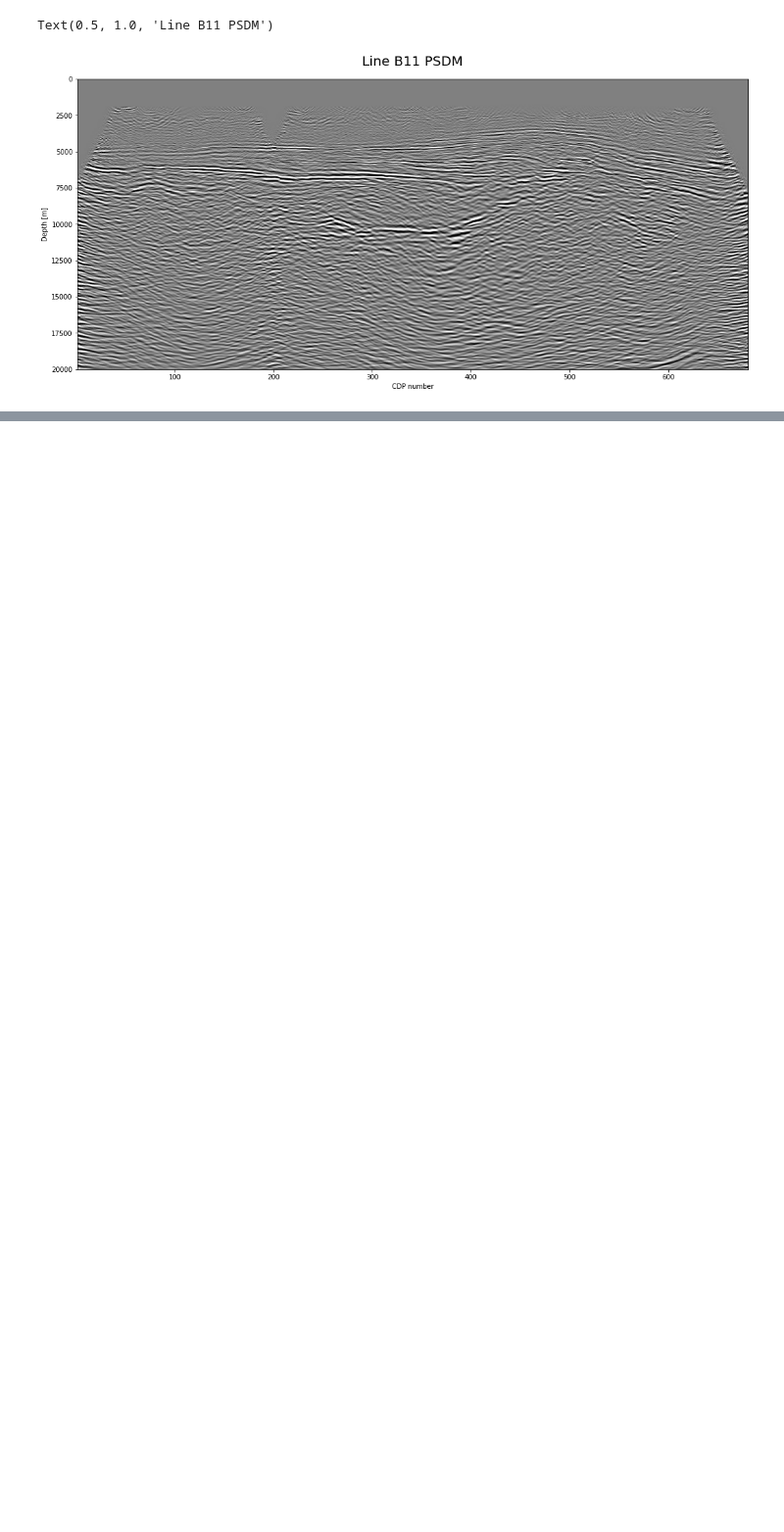
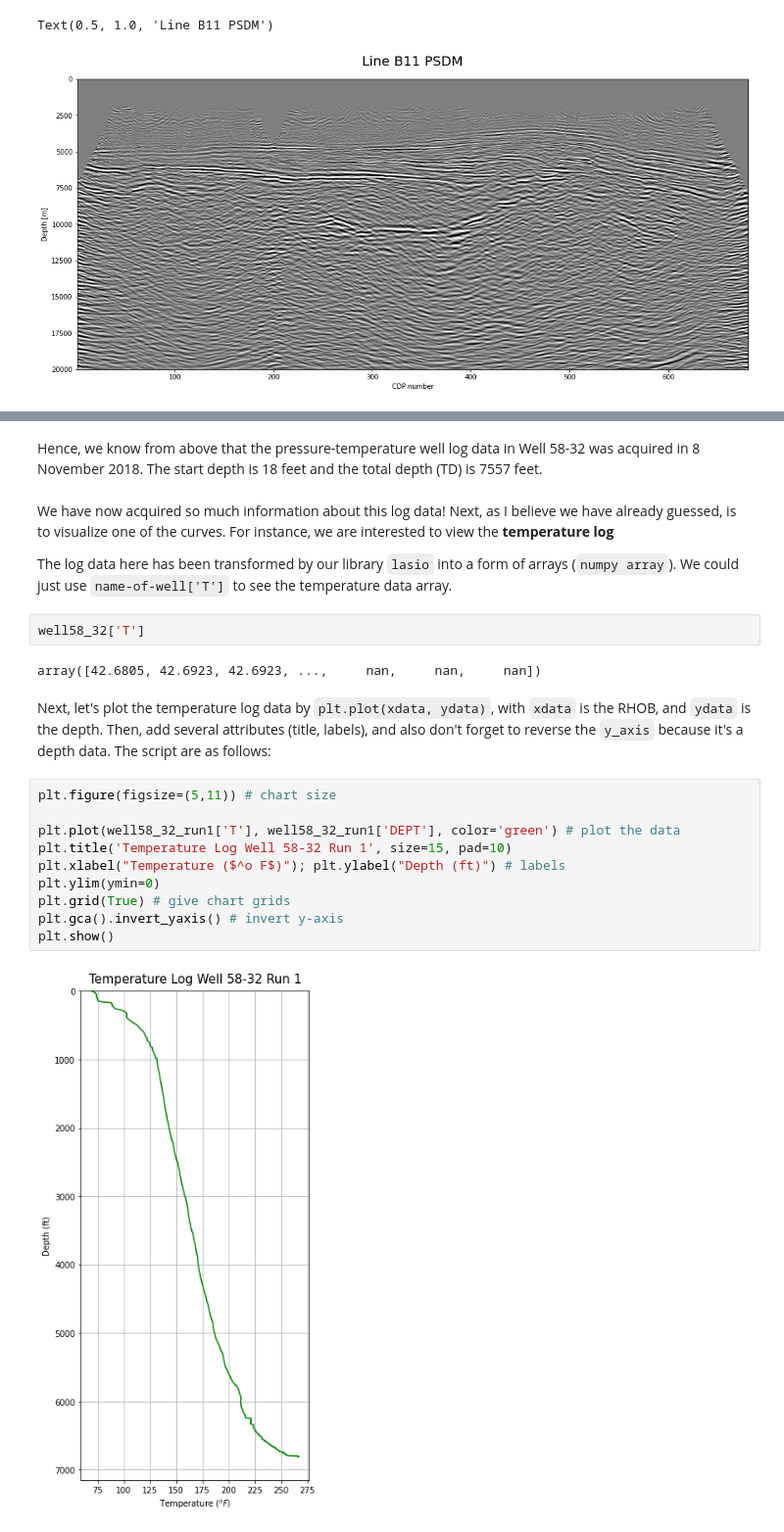
Before and after one commit to yohanesnuwara/open-geoscience-repository, a Jupyter notebook: how_to_access_gdr_openei.ipynb, the cells around one changed output, grey strips where cells are left out. Shown at 98% size. Drawn from its saved outputs; the diff is of its cells as text; blank space fills up the shorter version.

```diff
--- a/how_to_access_gdr_openei.ipynb
+++ b/how_to_access_gdr_openei.ipynb
@@ -424,0 +529,24 @@ Text(0.5, 1.0, 'Line B11 PSDM')
+# %% [markdown]
+Hence, we know from above that the pressure-temperature well log data in Well 58-32 was acquired in 8 November 2018. The start depth is 18 feet and the total depth (TD) is 7557 feet.
+# %% [markdown]
+We have now acquired so much information about this log data! Next, as I believe we have already guessed, is to visualize one of the curves. For instance, we are interested to view the **temperature log**
+
+The log data here has been transformed by our library `lasio` into a form of arrays (`numpy array`). We could just use `name-of-well['T']` to see the temperature data array.
+# %%
+well58_32['T']
+# %% [output]
+array([42.6805, 42.6923, 42.6923, ...,     nan,     nan,     nan])
+# %% [markdown]
+Next, let's plot the temperature log data by `plt.plot(xdata, ydata)`, with `xdata` is the RHOB, and `ydata` is the depth. Then, add several attributes (title, labels), and also don't forget to reverse the `y_axis` because it's a depth data. The script are as follows:
+# %%
+plt.figure(figsize=(5,11)) # chart size
+
+plt.plot(well58_32_run1['T'], well58_32_run1['DEPT'], color='green') # plot the data
+plt.title('Temperature Log Well 58-32 Run 1', size=15, pad=10)
+plt.xlabel("Temperature ($^o F$)"); plt.ylabel("Depth (ft)") # labels
+plt.ylim(ymin=0)
+plt.grid(True) # give chart grids
+plt.gca().invert_yaxis() # invert y-axis
+plt.show()
+# %% [output]
+[figure, added]
```
Also changed, not shown: parts of 28 cells of this notebook.
